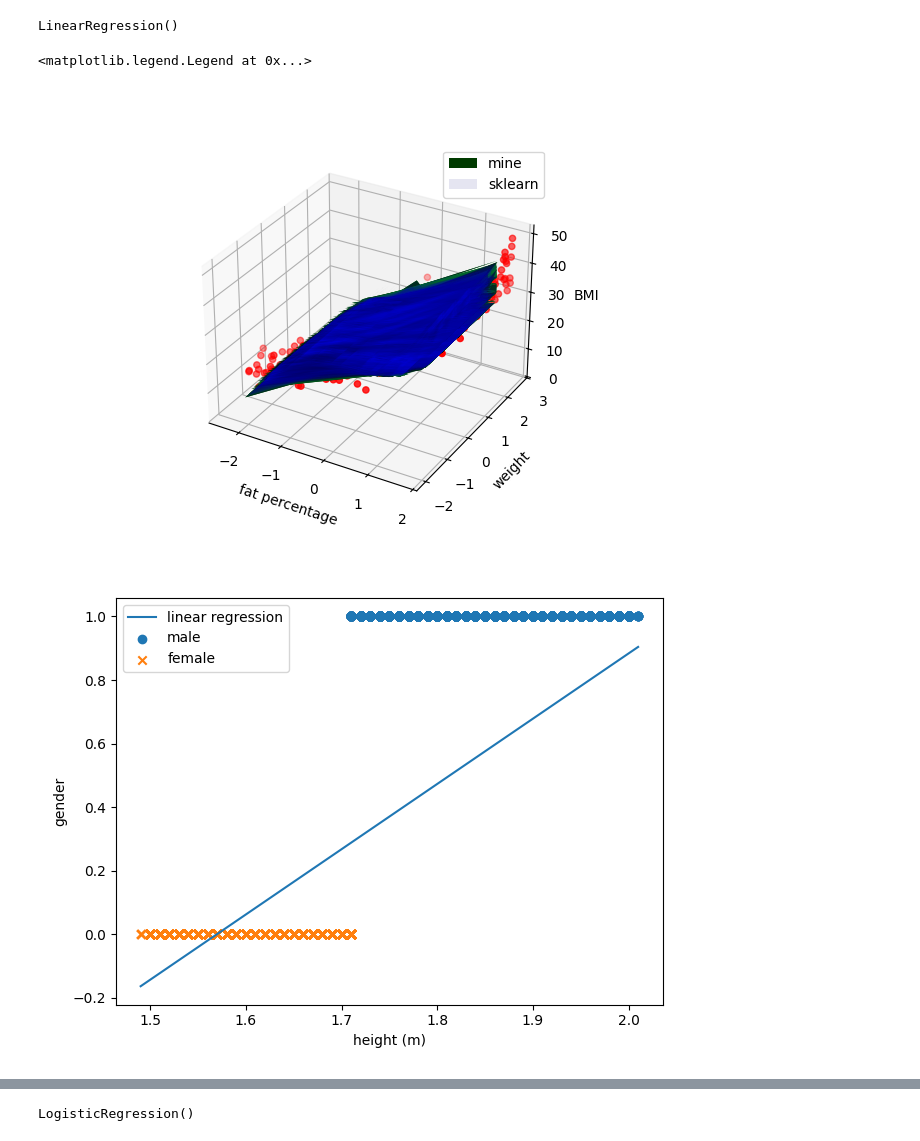
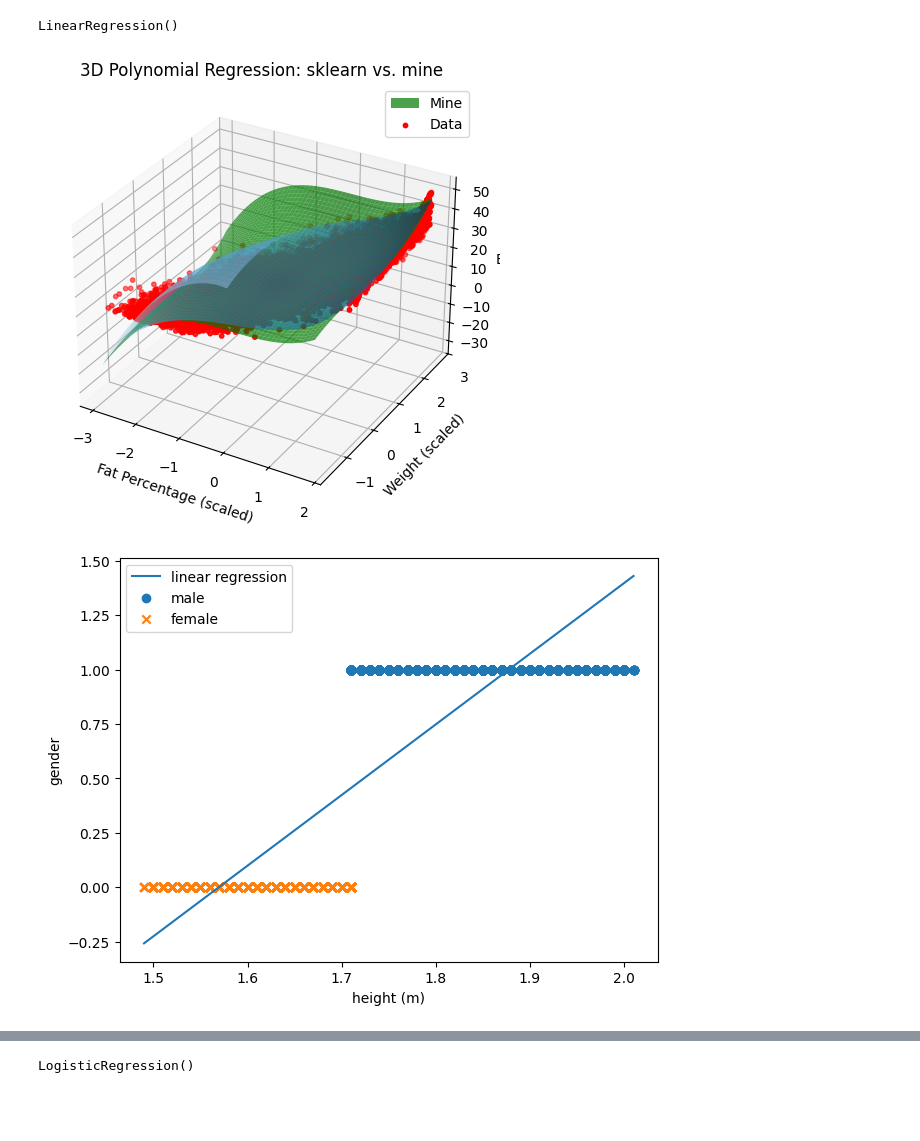
Before and after one commit to Pourixa/life-style-analyze, a Jupyter notebook: main.ipynb, the cells around one changed output, grey strips where cells are left out. Cells and saved outputs as stored; diff of their text form; code cells hidden in the pictures; blank space fills up the shorter version.

```diff
--- a/main.ipynb
+++ b/main.ipynb
@@ -33,7 +33,7 @@ Text(42.722222222222214, 0.5, 'BMI')
 def scale(x:np.ndarray,scaling:int=0):
     """
     x (ndarray) : feature values
-    scaling (int) : Scaling Technique
+    scaling (int) : Scaling method
     0 (feature scaling) : min/max < x/max < max/max
     1 (mean normalization) :  x = (x-mean)/max-min
     2 (z-score normalization) : x = (x-mean)/standard-deviation
@@ -368,23 +389,39 @@ model3.fit(xs3.T,y)
 # %% [output]
 LinearRegression()
 # %%
-#plot sklearn and my curve
+# ----- Create a smooth grid -----
+XS31 = np.linspace(xs3[:, 0].min(), xs3[:, 0].max(), 100)
+XS33 = np.linspace(xs3[:, 1].min(), xs3[:, 1].max(), 100)
+XS31, XS33 = np.meshgrid(XS31, XS33)
 
-XS31,XS33 = np.meshgrid(xs31[:500],xs33[:500])
-fs3 = model3.predict(xs3.T)
-fs3=fs3.reshape((1,-1))
-fig4=plt.figure()
-ax4 = fig4.add_subplot(111,projection="3d",)
-ax4.plot_surface(X31,X33,f3[:500],label="mine",color="green",alpha=1)
-ax4.plot_surface(XS31,XS33,fs3[:,:500],label="sklearn",color="blue",alpha=0.1)
-ax4.scatter(x31[:500],x32[:500],y[:500],color="red")
-ax4.set_xlabel("fat percentage")
-ax4.set_ylabel("weight")
+# Combine grid for prediction
+grid_points = np.column_stack((XS31.ravel(), XS33.ravel()))
+grid_poly = poly.fit_transform(grid_points)
+grid_poly=np.vstack((grid_poly[:,6],grid_poly[:,8]))
+Z_pred = model3.predict(grid_poly.T).reshape(XS31.shape)
+
+# ----- Plot -----
+fig4 = plt.figure()
+ax4 = fig4.add_subplot(111, projection="3d")
+
+# sklearn surface
+ax4.plot_surface(XS31,XS33, Z_pred,cmap="Blues", alpha=0.6, linewidth=0, antialiased=True, shade=True)
+
+# Your model (if you want to compare)
+ax4.plot_surface(X31, X33, f3, color="green", alpha=0.7, label="Mine")
+
+# Scatter real data
+ax4.scatter(xs3[:, 0], xs3[:, 1], y, color="red", s=10, label="Data")
+
+ax4.set_xlabel("Fat Percentage (scaled)")
+ax4.set_ylabel("Weight (scaled)")
 ax4.set_zlabel("BMI")
+ax4.set_title("3D Polynomial Regression: sklearn vs. mine")
 ax4.legend()
+plt.tight_layout()
+plt.show()
 # %% [output]
-<matplotlib.legend.Legend at 0x...>
-[figure, old version]
+[figure, new version]
 # %%
 df["gender_value"] = 0
 df.loc[df.Gender == "Male", "gender_value"] = 1
@@ -399,7 +435,7 @@ male = gender[gender == 1]
 female = gender[gender == 0]
 # %%
 fig5, ax5 = plt.subplots()
-w_t,b_t=linear_regression_gradient_descent(scale(height,2),y)
+w_t,b_t=linear_regression_gradient_descent(scale(height,2),gender,alpha=0.1)
 ax5.plot(height,(w_t*scale(height,2)+b_t),label="linear regression")
 ax5.scatter((height[len(female):len(female)+len(male)]), male, marker="o", label="male")
 ax5.scatter(height[:len(female)], female, marker="x", label="female")
@@ -408,7 +444,7 @@ ax5.set_ylabel("gender")
 ax5.legend()
 plt.tight_layout()
 # %% [output]
-[figure, old version]
+[figure, new version]
 # %%
 def sigmoid(z):
     return 1 / (1 + np.exp(-z))
```
Also changed, not shown: parts of 15 cells of this notebook, 16 other files.
